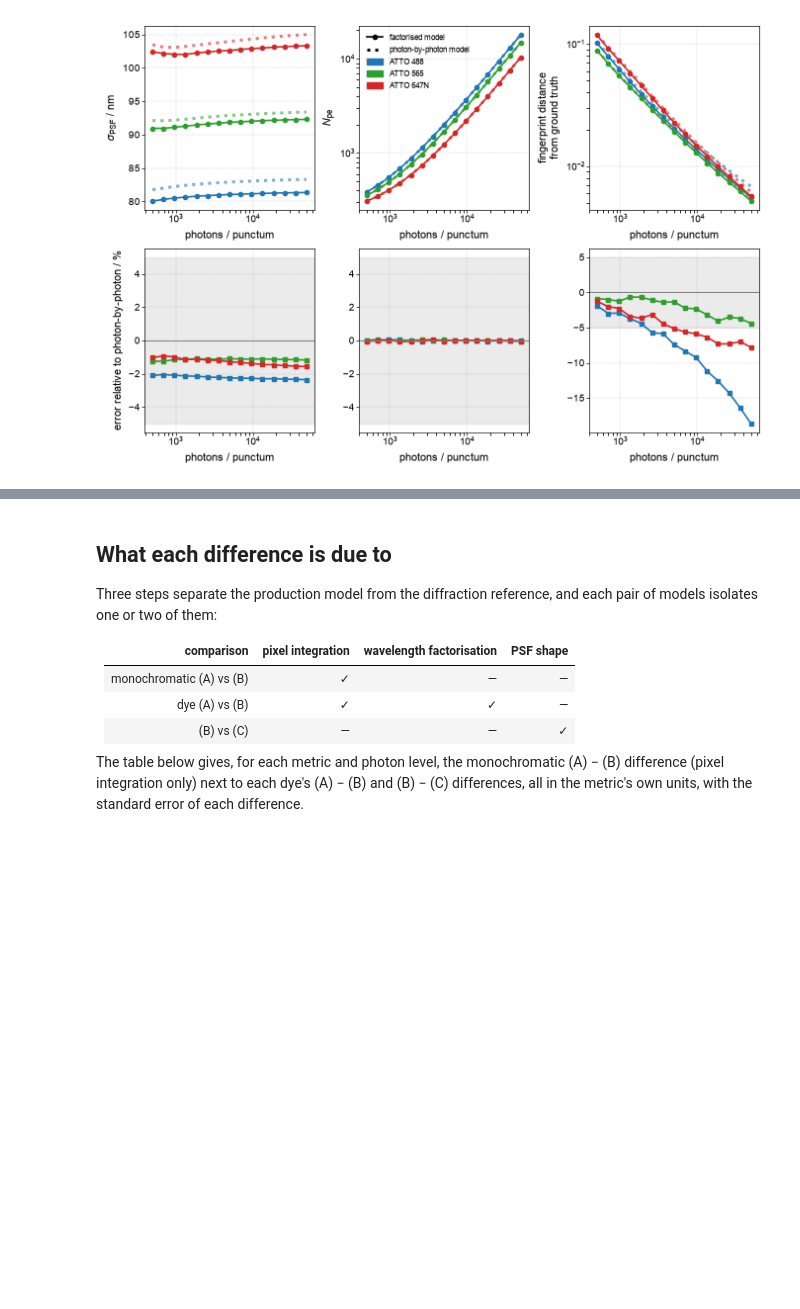
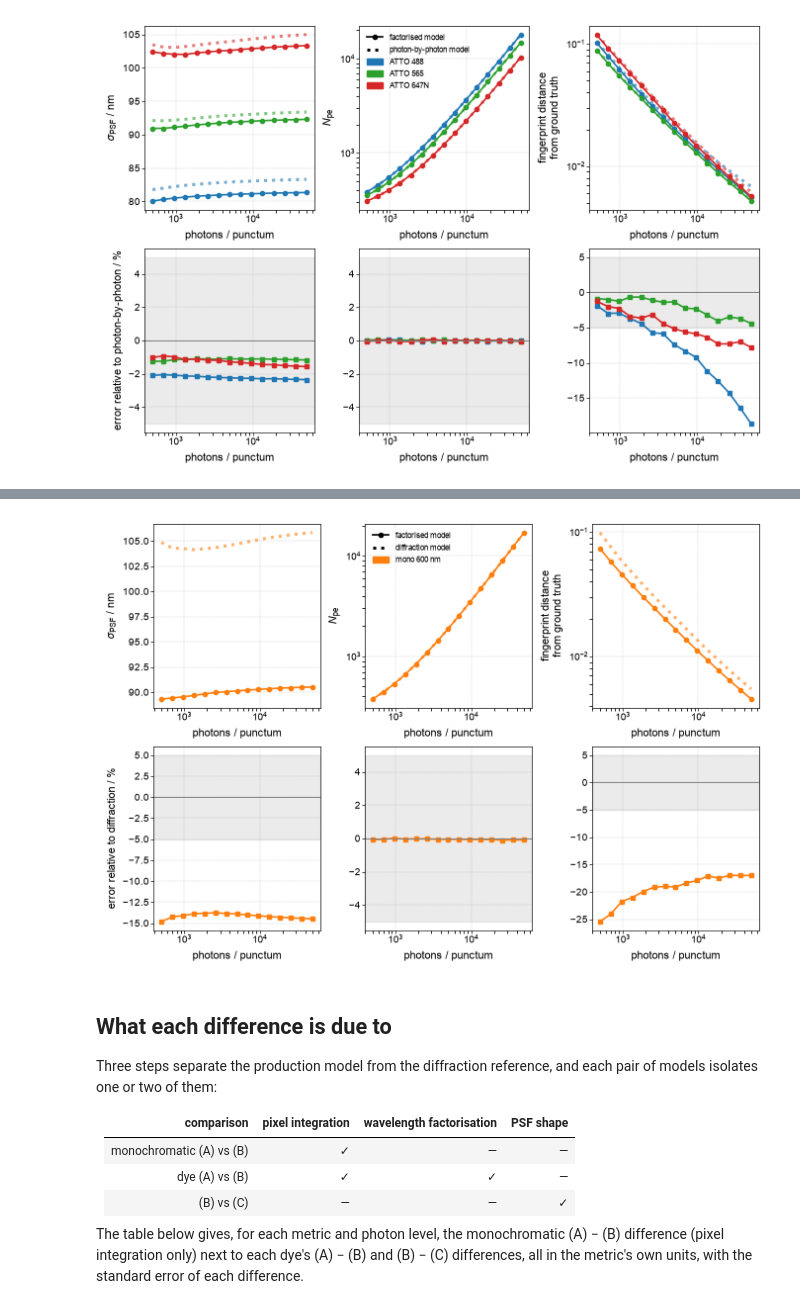
Before and after one commit to TheLeeLab/pyS3M, a Jupyter notebook: notebooks/figures/SI/FigureSI_Factorisation.ipynb, the cells around one changed output, grey strips where cells are left out. Saved outputs shown, nothing was run; the diff lists cells and outputs as text; code cells hidden in the pictures; blank space fills up the shorter version.

```diff
--- a/notebooks/figures/SI/FigureSI_Factorisation.ipynb
+++ b/notebooks/figures/SI/FigureSI_Factorisation.ipynb
@@ -1183,3 +1182,8 @@ plot_model_comparison('B', 'photon-by-photon', "model_comparison_vs_photon_count
+# %%
+# Monochromatic control: (A) vs (C) is pixel integration plus the diffraction PSF, with no wavelength factorisation
+plot_model_comparison('C', 'diffraction', "model_comparison_vs_photon_count_mono.svg", sources=[MONO])
+# %% [output]
+[figure, added]
 # %% [markdown]
 ## What each difference is due to
 
```
Also changed, not shown: parts of 11 cells of this notebook, 1 other file.
